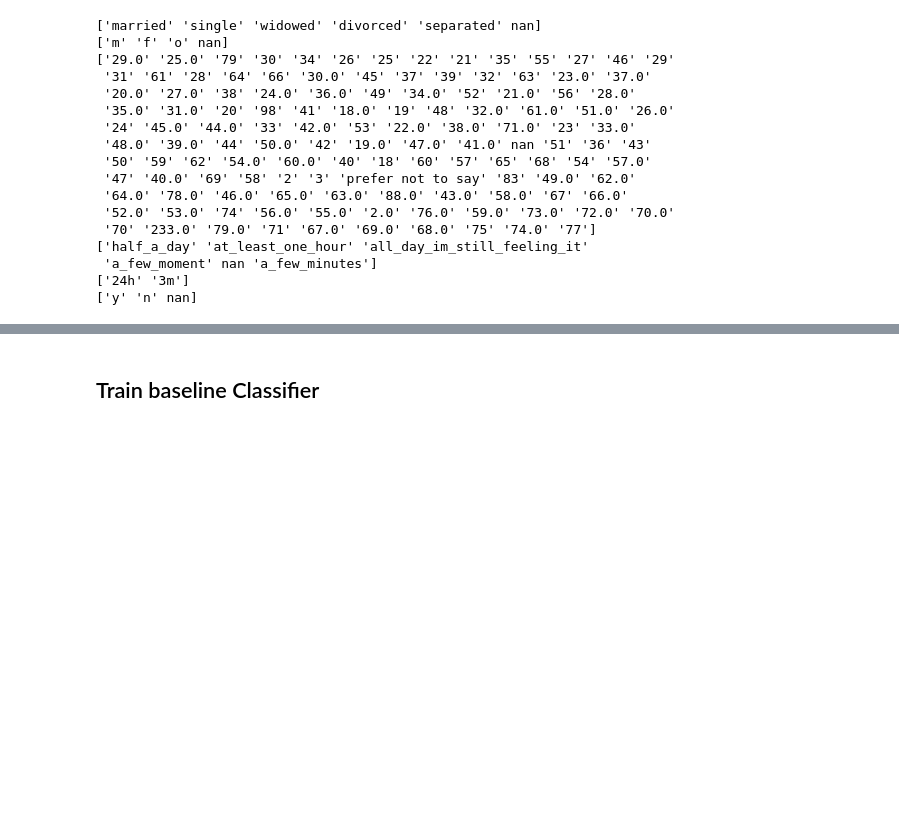
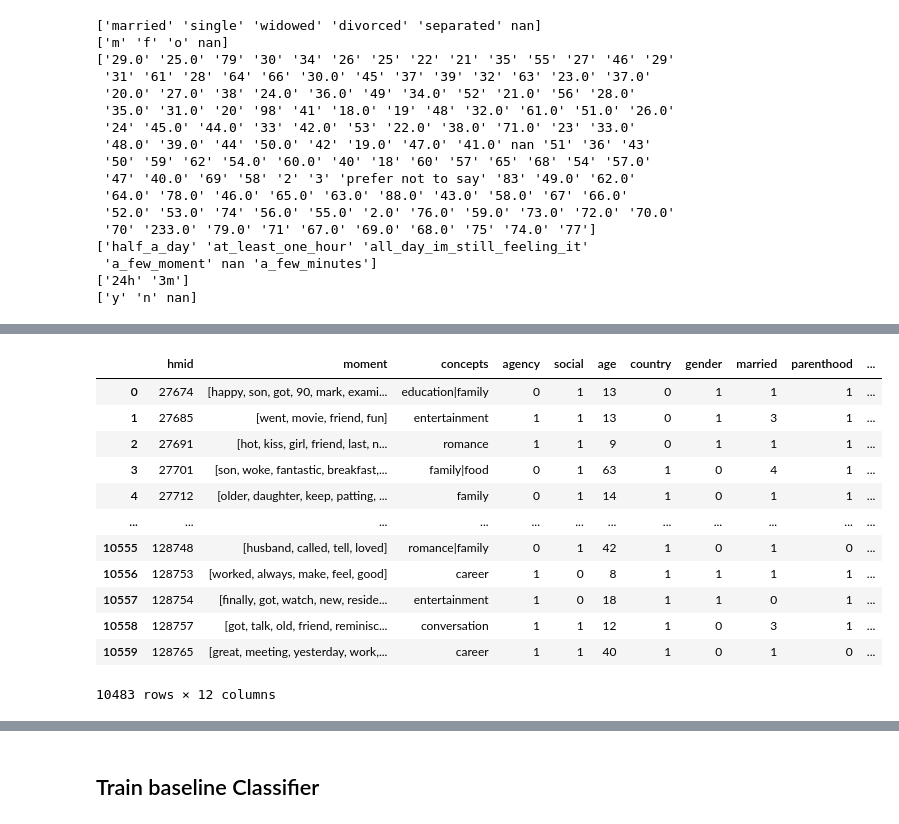
Before and after one commit to AadityaOfficial/CSI5386-CodeBase, a Jupyter notebook: Assignment2/Assignment2.ipynb, the cells around one changed output, grey strips where cells are left out. Cells and saved outputs as stored; diff of their text form; code cells hidden in the pictures; blank space fills up the shorter version.

```diff
--- a/Assignment2/Assignment2.ipynb
+++ b/Assignment2/Assignment2.ipynb
@@ -271,0 +391,13 @@ print(train_labeled['parenthood'].unique())
+# %%
+# Dealing with yes->1 and No->0 # for agency and social#
+train_labeled['social'].replace({'yes':1,'no':0},inplace=True)
+train_labeled['agency'].replace({'yes':1,'no':0},inplace=True)
+# %%
+list1 = []
+for i in train_labeled['country']:
+    if i=='USA':
+        list1.append(1)
+    else:
+        list1.append(0)
+
+train_labeled['country'] = list1
@@ -271,0 +408,33 @@ print(train_labeled['parenthood'].unique())
+# %%
+label_enc_age = LabelEncoder()
+label_enc_gender = LabelEncoder()
+label_enc_parenthood = LabelEncoder()
+label_enc_reflection = LabelEncoder()
+label_enc_country = LabelEncoder()
+label_enc_married = LabelEncoder()
+label_enc_duration = LabelEncoder()
+# %%
+train_labeled['age'] = label_enc_age.fit_transform(train_labeled['age'])
+train_labeled['gender'] = label_enc_gender.fit_transform(train_labeled['gender'])
+train_labeled['parenthood'] = label_enc_parenthood.fit_transform(train_labeled['parenthood'])
+train_labeled['reflection'] = label_enc_reflection.fit_transform(train_labeled['reflection'])
+
+train_labeled['country'] = label_enc_country.fit_transform(train_labeled['country'])
+train_labeled['duration'] = label_enc_duration.fit_transform(train_labeled['duration'])
+train_labeled['married'] = label_enc_married.fit_transform(train_labeled['married'])
+# %%
+train_labeled
+# %% [output]
+|  | hmid | moment | concepts | agency | social | age | country | gender | married | parenthood | ... |
+| 0 | 27674 | [happy, son, got, 90, mark, exami... | education|family | 0 | 1 | 13 | 0 | 1 | 1 | 1 | ... |
+| 1 | 27685 | [went, movie, friend, fun] | entertainment | 1 | 1 | 13 | 0 | 1 | 3 | 1 | ... |
+| 2 | 27691 | [hot, kiss, girl, friend, last, n... | romance | 1 | 1 | 9 | 0 | 1 | 1 | 1 | ... |
+| 3 | 27701 | [son, woke, fantastic, breakfast,... | family|food | 0 | 1 | 63 | 1 | 0 | 4 | 1 | ... |
+| 4 | 27712 | [older, daughter, keep, patting, ... | family | 0 | 1 | 14 | 1 | 0 | 1 | 1 | ... |
+| ... | ... | ... | ... | ... | ... | ... | ... | ... | ... | ... | ... |
+| 10555 | 128748 | [husband, called, tell, loved] | romance|family | 0 | 1 | 42 | 1 | 0 | 1 | 0 | ... |
+| 10556 | 128753 | [worked, always, make, feel, good] | career | 1 | 0 | 8 | 1 | 1 | 1 | 1 | ... |
+| 10557 | 128754 | [finally, got, watch, new, reside... | entertainment | 1 | 0 | 18 | 1 | 1 | 0 | 1 | ... |
+| 10558 | 128757 | [got, talk, old, friend, reminisc... | conversation | 1 | 1 | 12 | 1 | 0 | 3 | 1 | ... |
+| 10559 | 128765 | [great, meeting, yesterday, work,... | career | 1 | 1 | 40 | 1 | 0 | 1 | 0 | ... |
+10483 rows × 12 columns
```
Also changed, not shown: parts of 20 cells of this notebook.
